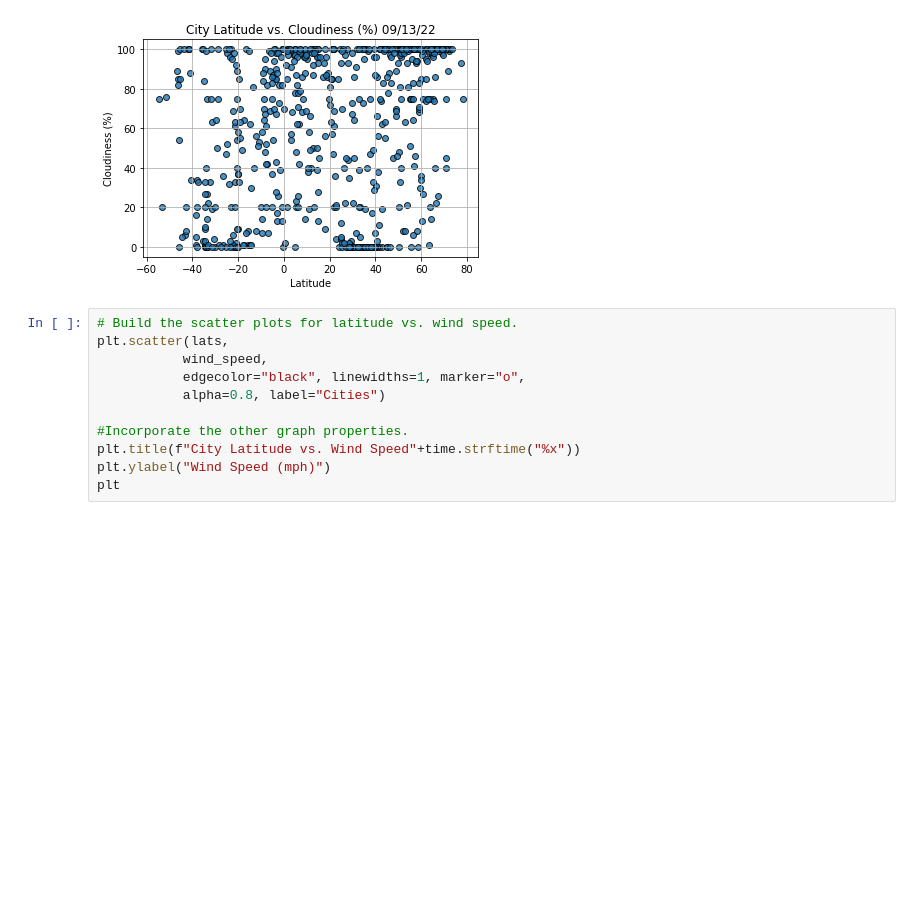
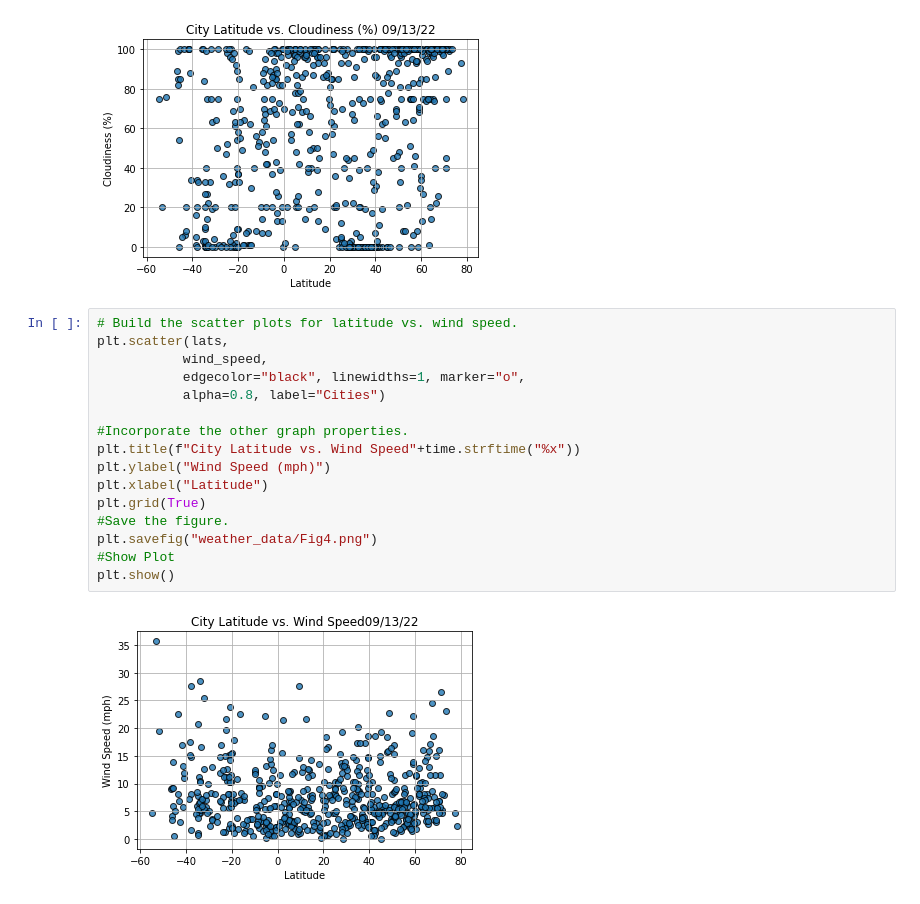
Before and after one commit to Hecgithub/World_Weather_Analysis, a Jupyter notebook: WeatherPy.ipynb, the cells around one changed output. Drawn from its saved outputs; the diff is of its cells as text; blank space fills up the shorter version.

Commit message:
More Scatter Plots on Different Variables

```diff
--- a/WeatherPy.ipynb
+++ b/WeatherPy.ipynb
@@ -250,11 +250,18 @@ plt.show()
 # %%
 # Build the scatter plots for latitude vs. wind speed.
 plt.scatter(lats,
            wind_speed,
            edgecolor="black", linewidths=1, marker="o",
            alpha=0.8, label="Cities")
 
 #Incorporate the other graph properties.
 plt.title(f"City Latitude vs. Wind Speed"+time.strftime("%x"))
 plt.ylabel("Wind Speed (mph)")
-plt
+plt.xlabel("Latitude")
+plt.grid(True)
+#Save the figure.
+plt.savefig("weather_data/Fig4.png")
+#Show Plot
+plt.show()
+# %% [output]
+[figure, added]
```
Also changed, not shown: parts of 12 cells of this notebook, 1 other file.
